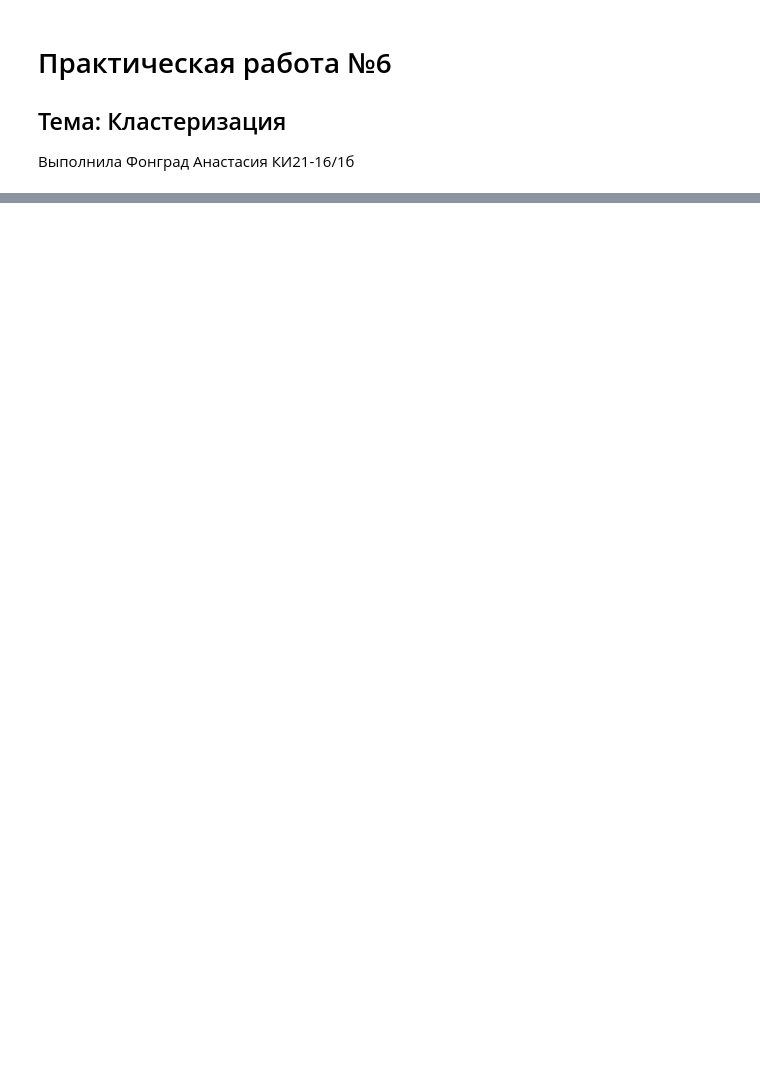
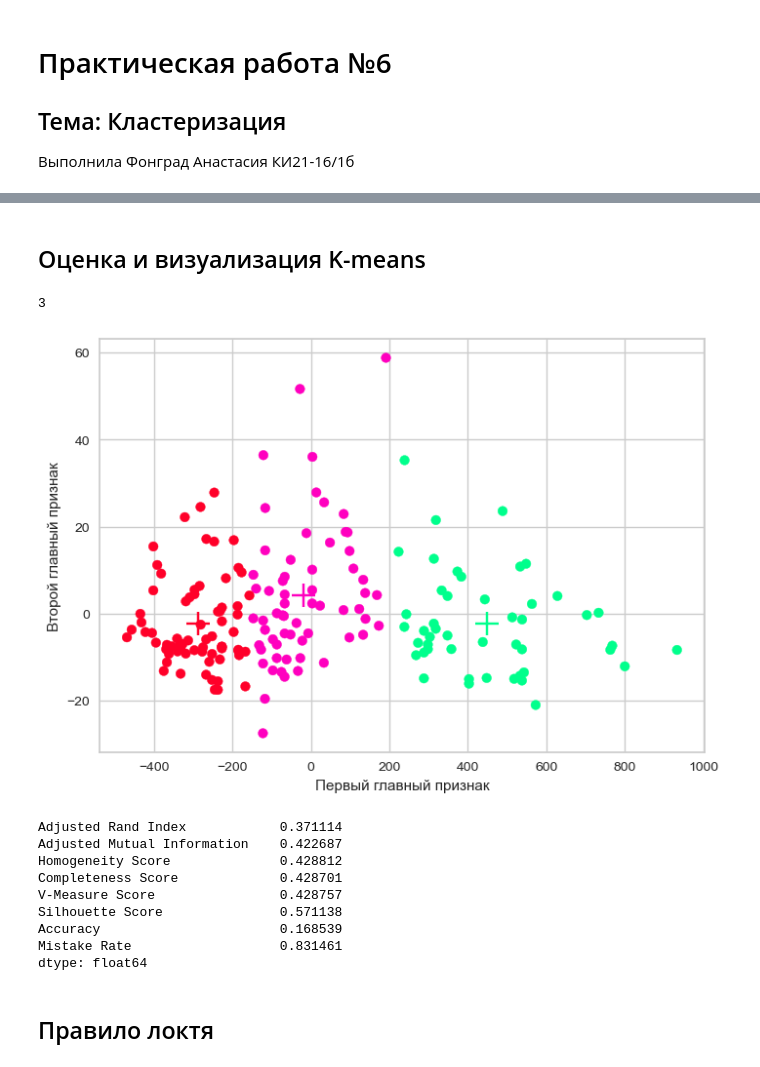
Before and after one commit to fongradnastya/data_anilysis6, a Jupyter notebook: notebooks/work6.ipynb, the cells around one changed output, grey strips where cells are left out. Saved outputs shown, nothing was run; the diff lists cells and outputs as text; code cells hidden in the pictures; blank space fills up the shorter version.

```diff
--- a/notebooks/work6.ipynb
+++ b/notebooks/work6.ipynb
@@ -34 +64,20 @@ Number of datapoints: 2240
+# %%
+def count_scores(x, y, y_pred):
+    """
+
+    :param x:
+    :param y:
+    :param y_pred:
+    :return:
+    """
+    return pd.Series({
+        'Adjusted Rand Index': adjusted_rand_score(y, y_pred),
+        'Adjusted Mutual Information': adjusted_mutual_info_score(y, y_pred),
+        'Homogeneity Score': homogeneity_score(y, y_pred),
+        'Completeness Score': completeness_score(y, y_pred),
+        'V-Measure Score': v_measure_score(y, y_pred),
+        'Silhouette Score': silhouette_score(x, y_pred),
+        'Accuracy': (accuracy := accuracy_score(y, y_pred)),
+        'Mistake Rate': 1 - accuracy
+    })
 # %% [markdown]
@@ -179,0 +89,22 @@ plt.show()
+# %% [markdown]
+## Оценка и визуализация K-means
+# %%
+cl_count = np.unique(y if isinstance(y, np.ndarray) else y.values).size
+print(cl_count)
+km = KMeans(n_clusters=cl_count, random_state=42).fit(x)
+plot_pca(x, km.labels_, c_centers=km.cluster_centers_)
+count_scores(x, y, km.labels_)
+# %% [output]
+3
+[figure, added]
+Adjusted Rand Index            0.371114
+Adjusted Mutual Information    0.422687
+Homogeneity Score              0.428812
+Completeness Score             0.428701
+V-Measure Score                0.428757
+Silhouette Score               0.571138
+Accuracy                       0.168539
+Mistake Rate                   0.831461
+dtype: float64
+# %% [markdown]
+## Правило локтя
```
Also changed, not shown: parts of 25 cells of this notebook, 1 other file.
